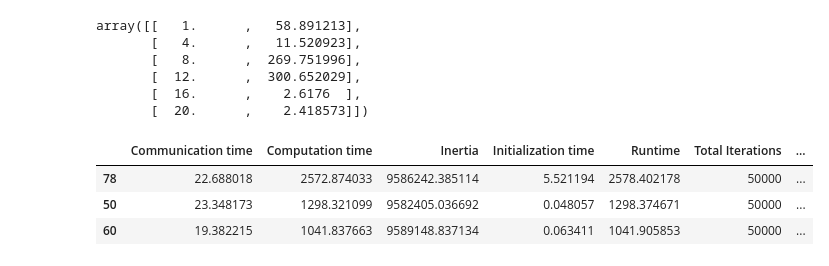
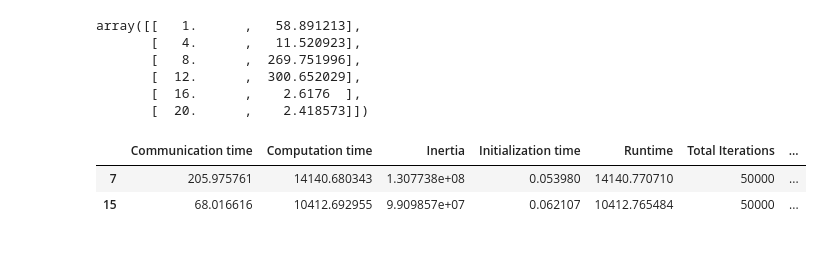
Before and after one commit to MarkAWard/kmeans, a Jupyter notebook: presentation/performance_plots.ipynb, the cells around one changed output. Drawn from its saved outputs; the diff is of its cells as text; code cells hidden in the pictures.

```diff
--- a/presentation/performance_plots.ipynb
+++ b/presentation/performance_plots.ipynb
@@ -232,17 +232,17 @@ array([[   1.      ,   58.891213],
 strong = []
 # %%
 m1 = data.type == 'MPI'
-m2 = np.logical_or(data.n == 1000000, data.n == 999999)
-m3 = data.p != 12
-m4 = data.k == 50
-v = data[m1 & m2 & m3 & m4].sort('p')
-strong.append((v.p.values, v.Runtime, '50 Clusters'))
+#m2 = np.logical_or(data.n == 1000000, data.n == 999999)
+m2 = data.n == 10000000
+#m3 = data.p != 12
+m4 = data.k == 40
+v = data[m1 & m2 & m4].sort('p')
+strong.append((v.p.values, v.Runtime, '40 Clusters'))
 v
 # %% [output]
 |  | Communication time | Computation time | Inertia | Initialization time | Runtime | Total Iterations | ... |
-| 78 | 22.688018 | 2572.874033 | 9586242.385114 | 5.521194 | 2578.402178 | 50000 | ... |
-| 50 | 23.348173 | 1298.321099 | 9582405.036692 | 0.048057 | 1298.374671 | 50000 | ... |
-| 60 | 19.382215 | 1041.837663 | 9589148.837134 | 0.063411 | 1041.905853 | 50000 | ... |
+| 7 | 205.975761 | 14140.680343 | 1.307738e+08 | 0.053980 | 14140.770710 | 50000 | ... |
+| 15 | 68.016616 | 10412.692955 | 9.909857e+07 | 0.062107 | 10412.765484 | 50000 | ... |
 # %%
 strong
 # %% [output]
```
Also changed, not shown: parts of 19 cells of this notebook.
